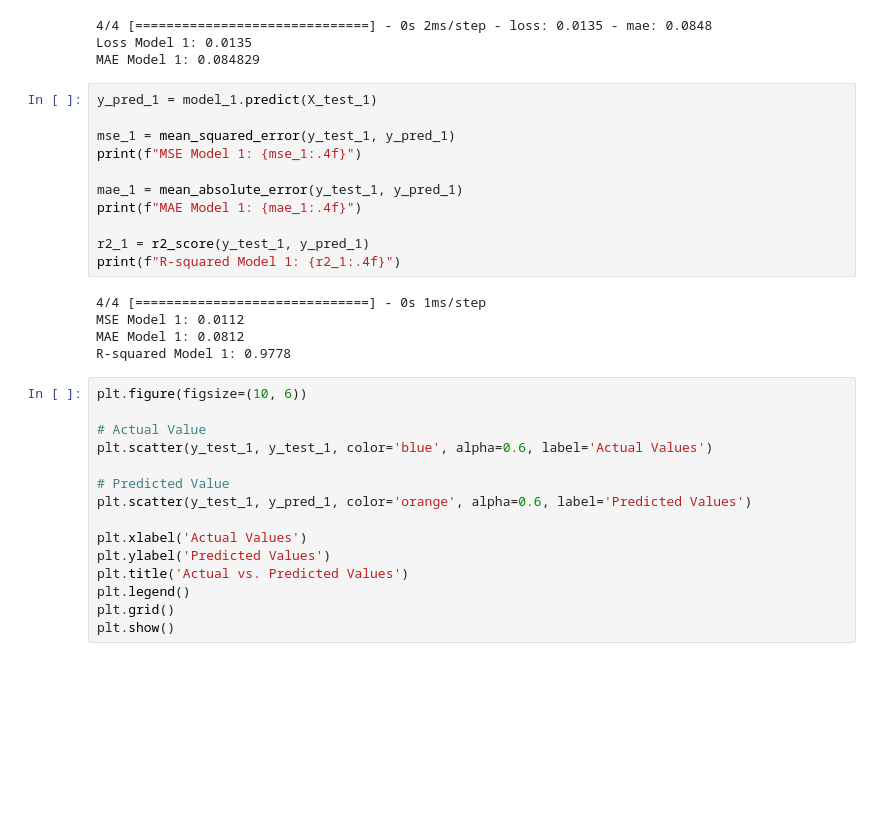
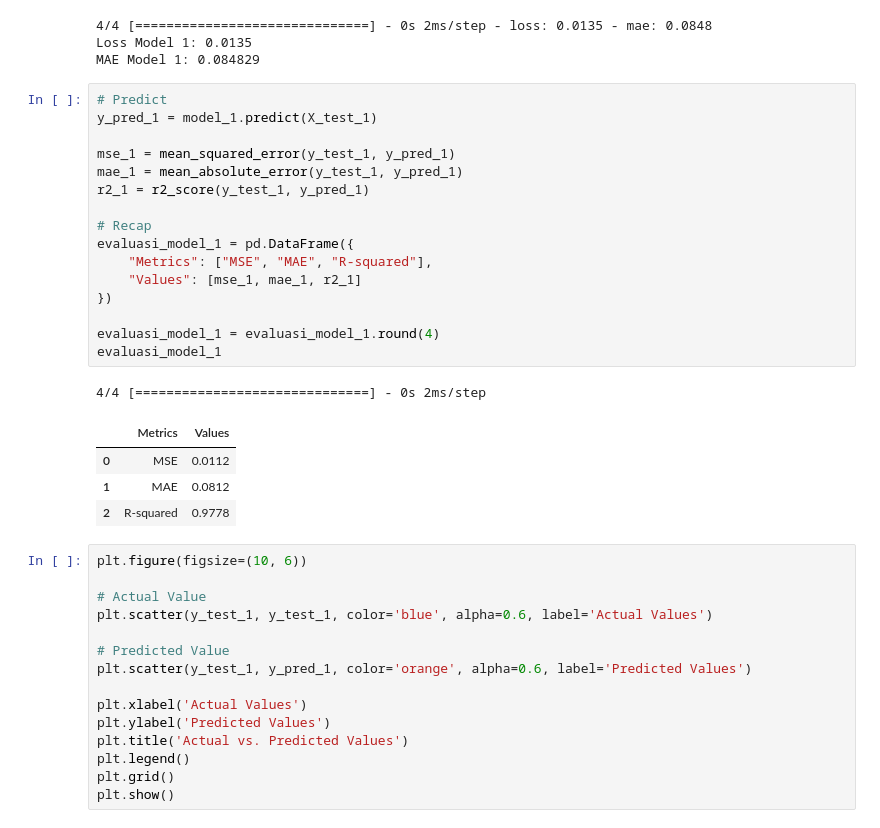
Before and after one commit to Sulbae/OlahGizi-Project, a Jupyter notebook: Nutrition Prediction Model/notebook.ipynb, the cells around one changed output. Drawn from its saved outputs; the diff is of its cells as text; blank space fills up the shorter version.

Commit message:
prediction model 1 updated

```diff
--- a/Nutrition Prediction Model/notebook.ipynb
+++ b/Nutrition Prediction Model/notebook.ipynb
@@ -973,21 +973,27 @@ print(f"Loss Model 1: {loss:.4f} \nMAE Model 1: {mae:4f}")
 Loss Model 1: 0.0135
 MAE Model 1: 0.084829
 # %%
+# Predict
 y_pred_1 = model_1.predict(X_test_1)
 
 mse_1 = mean_squared_error(y_test_1, y_pred_1)
-print(f"MSE Model 1: {mse_1:.4f}")
+mae_1 = mean_absolute_error(y_test_1, y_pred_1)
+r2_1 = r2_score(y_test_1, y_pred_1)
 
-mae_1 = mean_absolute_error(y_test_1, y_pred_1)
-print(f"MAE Model 1: {mae_1:.4f}")
+# Recap
+evaluasi_model_1 = pd.DataFrame({
+    "Metrics": ["MSE", "MAE", "R-squared"],
+    "Values": [mse_1, mae_1, r2_1]
+})
 
-r2_1 = r2_score(y_test_1, y_pred_1)
-print(f"R-squared Model 1: {r2_1:.4f}")
+evaluasi_model_1 = evaluasi_model_1.round(4)
+evaluasi_model_1
 # %% [output]
-4/4 [==============================] - 0s 1ms/step
-MSE Model 1: 0.0112
-MAE Model 1: 0.0812
-R-squared Model 1: 0.9778
+4/4 [==============================] - 0s 2ms/step
+|  | Metrics | Values |
+| 0 | MSE | 0.0112 |
+| 1 | MAE | 0.0812 |
+| 2 | R-squared | 0.9778 |
 # %%
 plt.figure(figsize=(10, 6))
 
```
Also changed, not shown: parts of 1 cell of this notebook, 1 other file.
